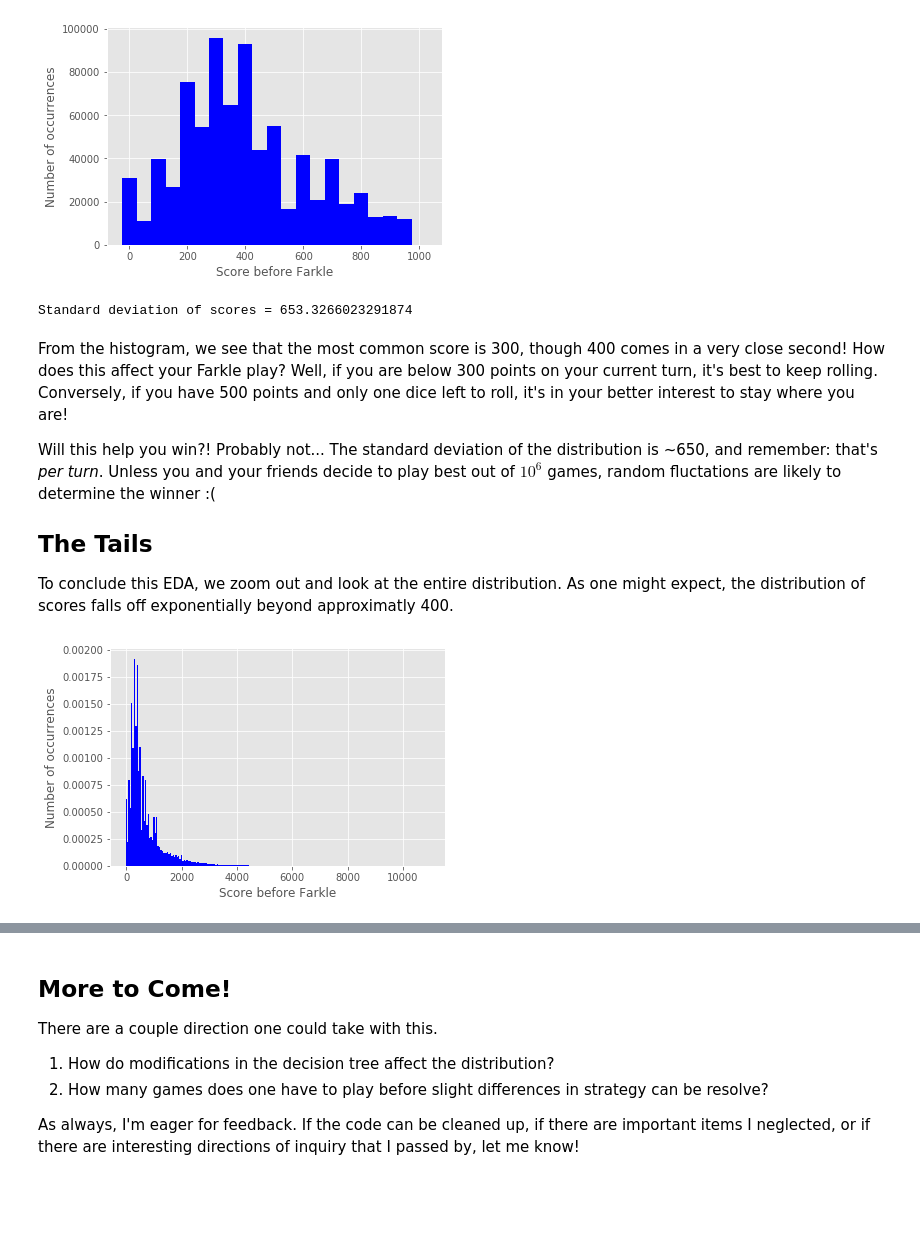
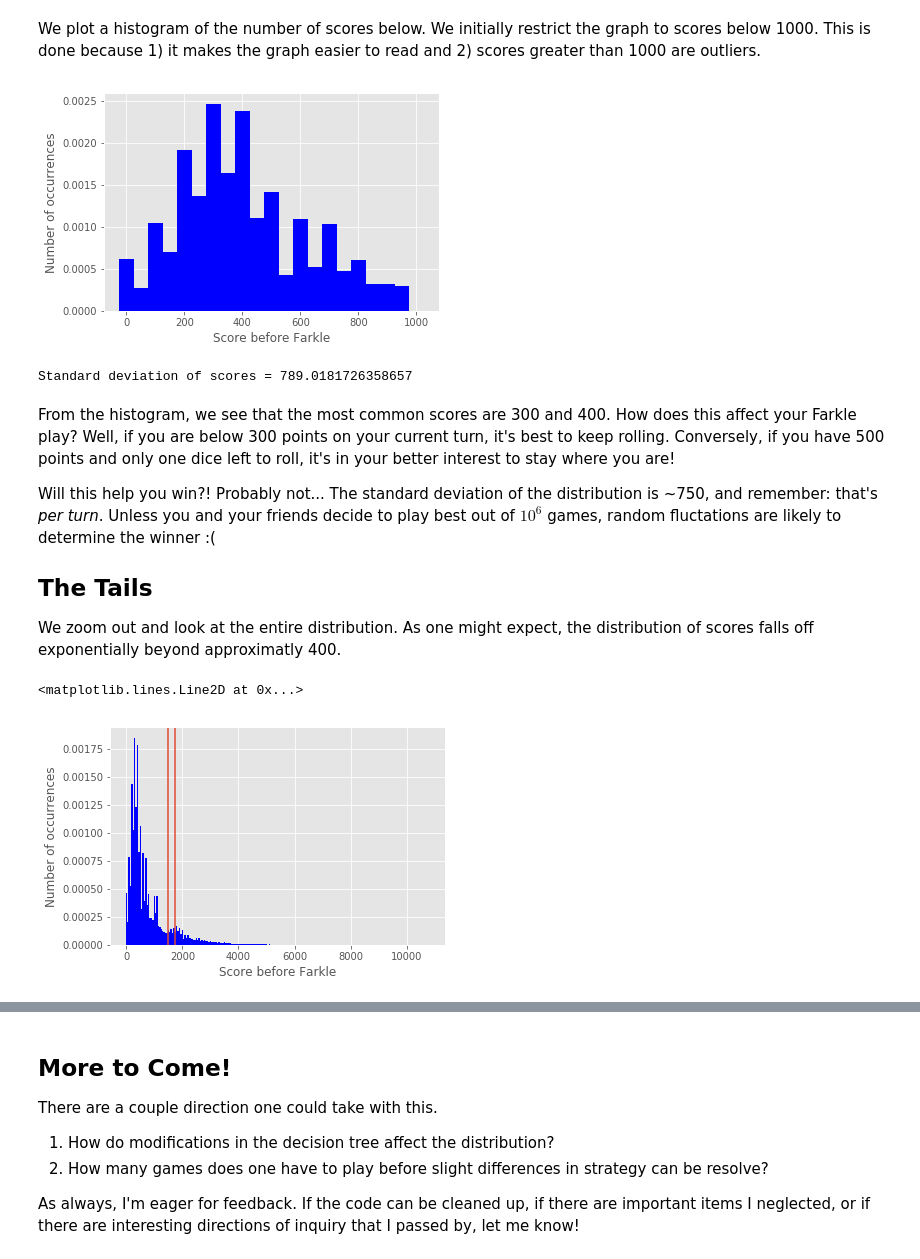
Before and after one commit to ecrowell4/RecreationalAnalytics, a Jupyter notebook: GameOfDice.ipynb, the cells around one changed output, grey strips where cells are left out. Saved outputs shown, nothing was run; the diff lists cells and outputs as text; code cells hidden in the pictures; blank space fills up the shorter version.

```diff
--- a/GameOfDice.ipynb
+++ b/GameOfDice.ipynb
@@ -54,7 +59,0 @@ We play 100000 games and look at the scores before Farkles occurred. Since we ar
-# %%
-scores = []
-for i in range(1000000):
-    #print(i)
-    Roll = Farkle.FarkleRoll()
-    scores.append(Roll.play())
-    i += 1
@@ -61,27 +63,45 @@ for i in range(1000000):
+# %%
+n_games = 100000 # cell takes a minute to run for n_games = 10^6
+data_arr = np.zeros((n_games, 11))
+
+for i in range(n_games):
+    #print(i)
+    Roll = Farkle.FarkleRoll()
+    data_arr[i] = Roll.play()
+    i += 1
+
+attr = list(Roll.__dict__.keys())
+column_names = [attr[0]] + attr[4:]
+df = pd.DataFrame(data=data_arr, columns=column_names)
+# %% [markdown]
+We plot a histogram of the number of scores below. We initially restrict the graph to scores below 1000. This is done because 1) it makes the graph easier to read and 2) scores greater than 1000 are outliers.
 # %%
-filtered = [x for x in scores if x<1000]
+filtered = [x for x in df['score'] if x<1000]
 
 bins = np.arange(0, max(filtered)+150, 50)-25
-_ = plt.hist(filtered, bins=bins, color='blue')
+_ = plt.hist(filtered, bins=bins, color='blue', density=True)
 _ = plt.xlabel('Score before Farkle')
 _ = plt.ylabel('Number of occurrences')
 # %% [output]
-[figure, old version]
+[figure, new version]
 # %%
-print('Standard deviation of scores = {}'.format(np.std(scores)))
+print('Standard deviation of scores = {}'.format(np.std(df['score'])))
 # %% [output]
-Standard deviation of scores = 653.3266023291874
+Standard deviation of scores = 789.0181726358657
 # %% [markdown]
-From the histogram, we see that the most common score is 300, though 400 comes in a very close second! How does this affect your Farkle play? Well, if you are below 300 points on your current turn, it's best to keep rolling. Conversely, if you have 500 points and only one dice left to roll, it's in your better interest to stay where you are!
+From the histogram, we see that the most common scores are 300 and 400. How does this affect your Farkle play? Well, if you are below 300 points on your current turn, it's best to keep rolling. Conversely, if you have 500 points and only one dice left to roll, it's in your better interest to stay where you are!
 
-Will this help you win?! Probably not... The standard deviation of the distribution is ~650, and remember: that's *per turn*. Unless you and your friends decide to play best out of $10^6$ games, random fluctations are likely to determine the winner :(
+Will this help you win?! Probably not... The standard deviation of the distribution is ~750, and remember: that's *per turn*. Unless you and your friends decide to play best out of $10^6$ games, random fluctations are likely to determine the winner :(
 
 ## The Tails
-To conclude this EDA, we zoom out and look at the entire distribution. As one might expect, the distribution of scores falls off exponentially beyond approximatly 400.
+We zoom out and look at the entire distribution. As one might expect, the distribution of scores falls off exponentially beyond approximatly 400.
 # %%
-bins = np.arange(0, max(scores)+150, 50)-25
-_ = plt.hist(scores, bins=bins, color='blue', density=True)
+bins = np.arange(0, max(df['score'])+150, 50)-25
+_ = plt.hist(df['score'], bins=bins, color='blue', density=True)
 _ = plt.xlabel('Score before Farkle')
 _ = plt.ylabel('Number of occurrences')
+plt.axvline(x=1750)
+plt.axvline(x=1500)
 # %% [output]
+<matplotlib.lines.Line2D at 0x...>
-[figure, old version]
+[figure, new version]
```
Also changed, not shown: parts of 21 cells of this notebook.
